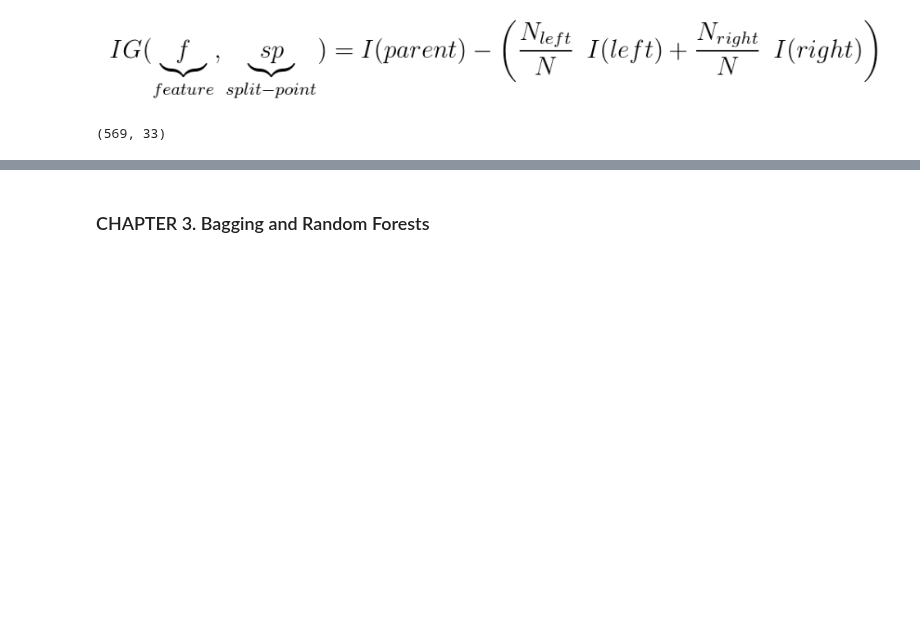
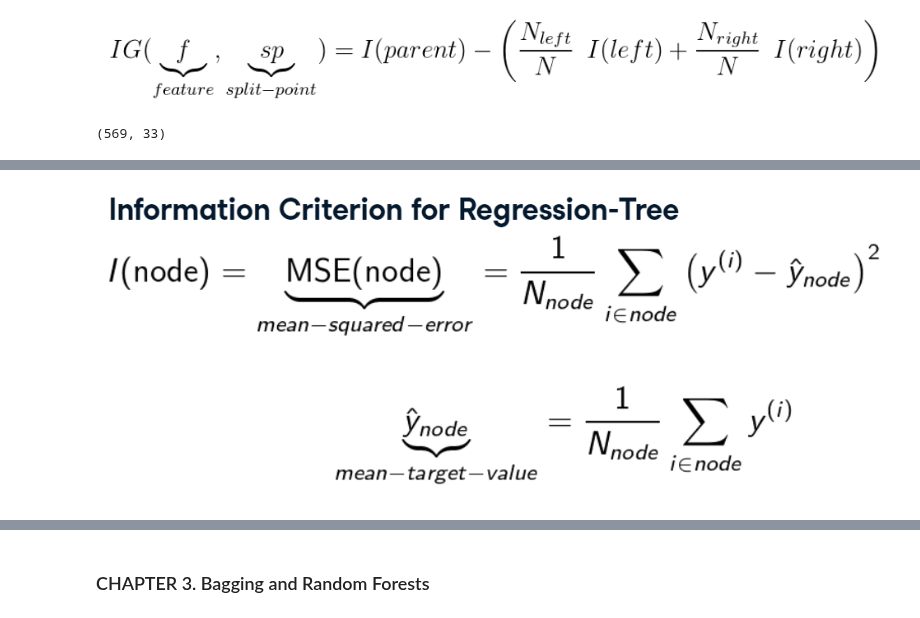
Before and after one commit to GuoweiYang19891101/datacamp_machine_learning_scientist_python, a Jupyter notebook: 4_tree_based_models.ipynb, the cells around one changed output, grey strips where cells are left out. Cells and saved outputs as stored; diff of their text form; code cells hidden in the pictures; blank space fills up the shorter version.

```diff
--- a/4_tree_based_models.ipynb
+++ b/4_tree_based_models.ipynb
@@ -171,0 +176,6 @@ Accuracy achieved by using the gini index:  0.9230769230769231
+# %%
+# show image for information criterion
+from IPython import display
+display.Image("Images/5_information_criterion_regression.PNG")
+# %% [output]
+[figure, added]
```
Also changed, not shown: parts of 9 cells of this notebook, 2 other files.
